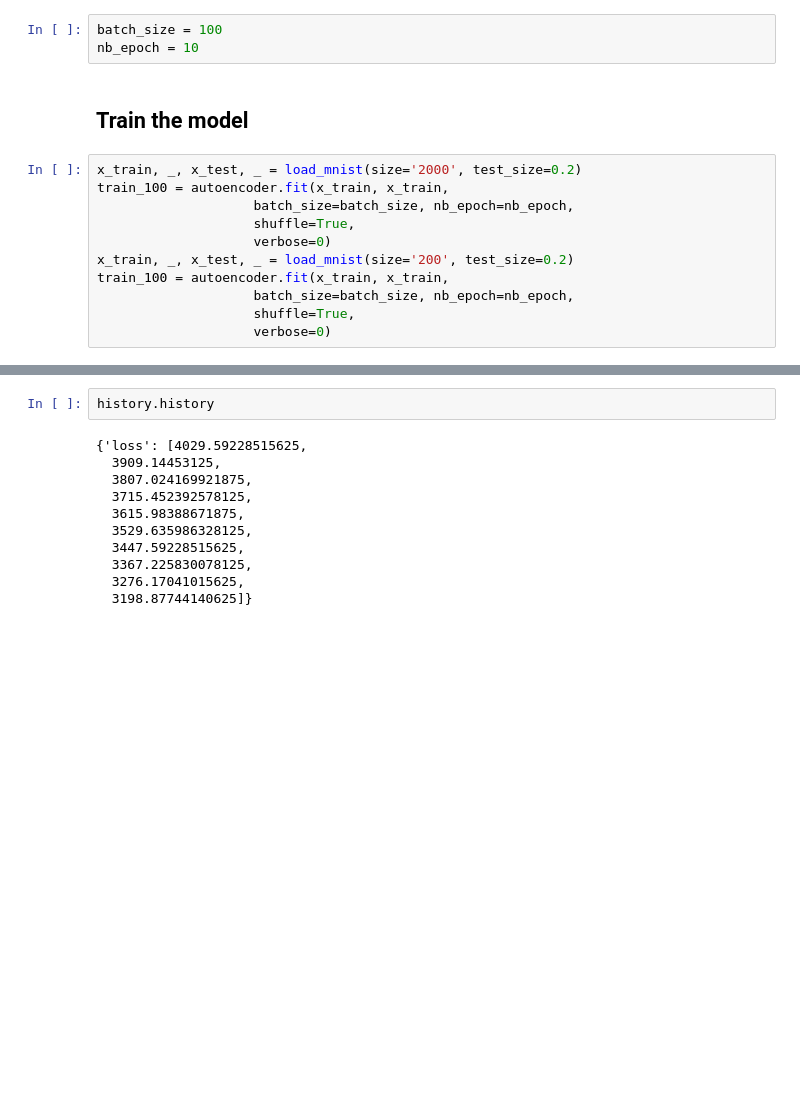
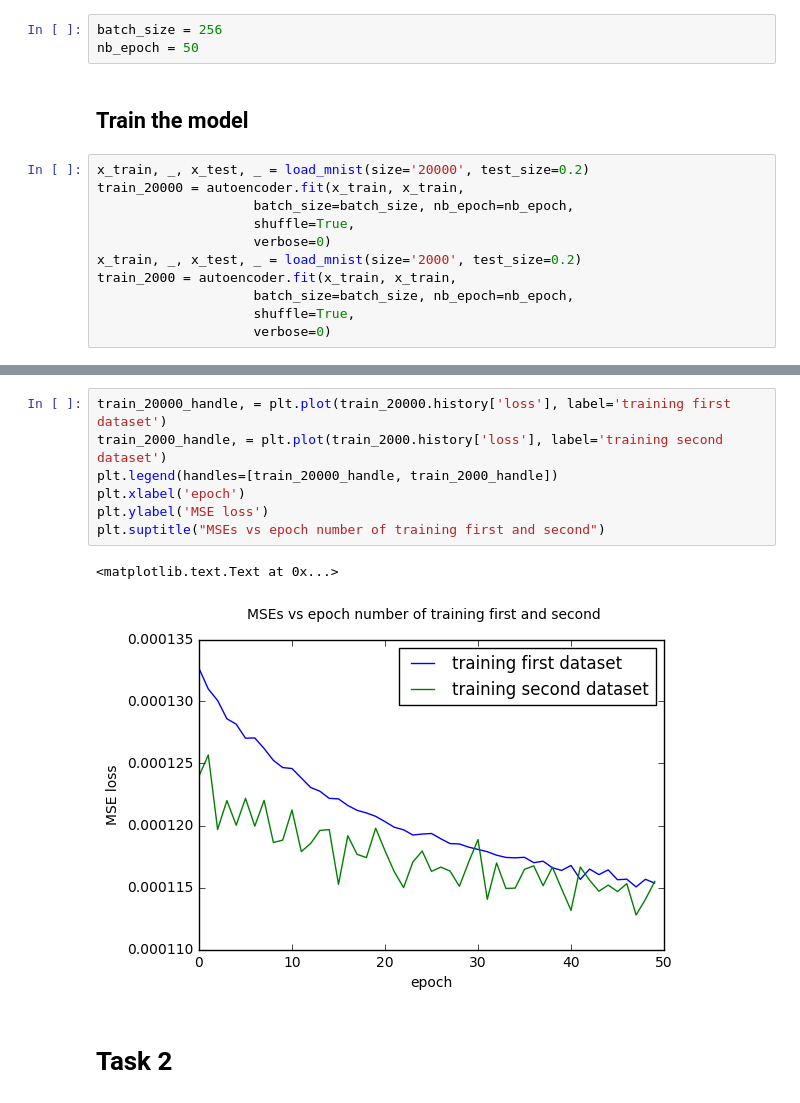
Before and after one commit to JonnyTran/ML-algorithms, a Jupyter notebook: Projects/Kamangar_NeuralNet/Tran_assignment_06/test.ipynb, the cells around one changed output, grey strips where cells are left out. Saved outputs shown, nothing was run; the diff lists cells and outputs as text; blank space fills up the shorter version.

Commit message:
Kamangar nnet assignment 6: Finished Task 1

```diff
--- a/Projects/Kamangar_NeuralNet/Tran_assignment_06/test.ipynb
+++ b/Projects/Kamangar_NeuralNet/Tran_assignment_06/test.ipynb
@@ -79,18 +79,18 @@ ________________________________________________________________________________
 # %% [markdown]
 ### Training hyper parameters
 # %%
-batch_size = 100
-nb_epoch = 10
+batch_size = 256
+nb_epoch = 50
 # %% [markdown]
 ## Train the model
 # %%
-x_train, _, x_test, _ = load_mnist(size='2000', test_size=0.2)
-train_100 = autoencoder.fit(x_train, x_train,
+x_train, _, x_test, _ = load_mnist(size='20000', test_size=0.2)
+train_20000 = autoencoder.fit(x_train, x_train,
                     batch_size=batch_size, nb_epoch=nb_epoch,
                     shuffle=True,
                     verbose=0)
-x_train, _, x_test, _ = load_mnist(size='200', test_size=0.2)
-train_100 = autoencoder.fit(x_train, x_train,
+x_train, _, x_test, _ = load_mnist(size='2000', test_size=0.2)
+train_2000 = autoencoder.fit(x_train, x_train,
                     batch_size=batch_size, nb_epoch=nb_epoch,
                     shuffle=True,
                     verbose=0)
@@ -118,13 +97,12 @@ Epoch 10/10
-# %%
-history.history
-# %% [output]
-{'loss': [4029.59228515625,
-  3909.14453125,
-  3807.024169921875,
-  3715.452392578125,
-  3615.98388671875,
-  3529.635986328125,
-  3447.59228515625,
-  3367.225830078125,
-  3276.17041015625,
-  3198.87744140625]}
+# %%
+train_20000_handle, = plt.plot(train_20000.history['loss'], label='training first dataset')
+train_2000_handle, = plt.plot(train_2000.history['loss'], label='training second dataset')
+plt.legend(handles=[train_20000_handle, train_2000_handle])
+plt.xlabel('epoch')
+plt.ylabel('MSE loss')
+plt.suptitle("MSEs vs epoch number of training first and second")
+# %% [output]
+<matplotlib.text.Text at 0x...>
+[figure, added]
+# %% [markdown]
+# Task 2
```
Also changed, not shown: parts of 1 cell of this notebook.
